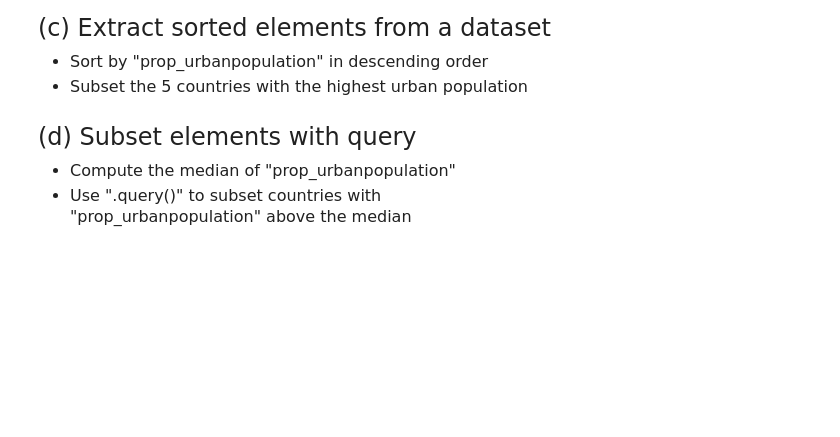
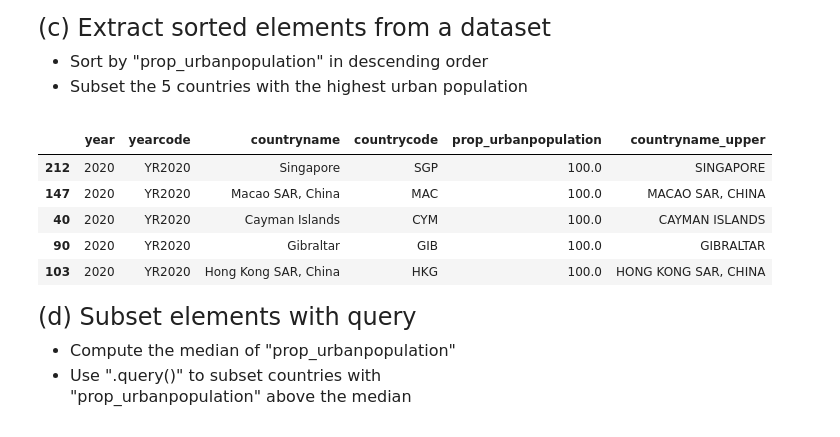
Before and after one commit to MannyBett/EmoryQTM151, a Jupyter notebook: Lecture 10/Assignment 6/Assignment 6.ipynb, the cells around one changed output. Saved outputs shown, nothing was run; the diff lists cells and outputs as text; code cells hidden in the pictures; blank space fills up the shorter version.

```diff
--- a/Lecture 10/Assignment 6/Assignment 6.ipynb
+++ b/Lecture 10/Assignment 6/Assignment 6.ipynb
@@ -60,6 +90,15 @@ For questions (b)-(d), read "data/wdi_2020.csv"
 - Subset the 5 countries with the highest urban population
 # %%
 # Write your code here
+sortedwdi2020=wdi2020.sort_values(by="prop_urbanpopulation",ascending=False)
+display(sortedwdi2020.iloc[0:5,:])
+# %% [output]
+|  | year | yearcode | countryname | countrycode | prop_urbanpopulation | countryname_upper |
+| 212 | 2020 | YR2020 | Singapore | SGP | 100.0 | SINGAPORE |
+| 147 | 2020 | YR2020 | Macao SAR, China | MAC | 100.0 | MACAO SAR, CHINA |
+| 40 | 2020 | YR2020 | Cayman Islands | CYM | 100.0 | CAYMAN ISLANDS |
+| 90 | 2020 | YR2020 | Gibraltar | GIB | 100.0 | GIBRALTAR |
+| 103 | 2020 | YR2020 | Hong Kong SAR, China | HKG | 100.0 | HONG KONG SAR, CHINA |
 # %% [markdown]
 <font size = "5">
 
```
Also changed, not shown: parts of 6 cells of this notebook, 2 other files.
